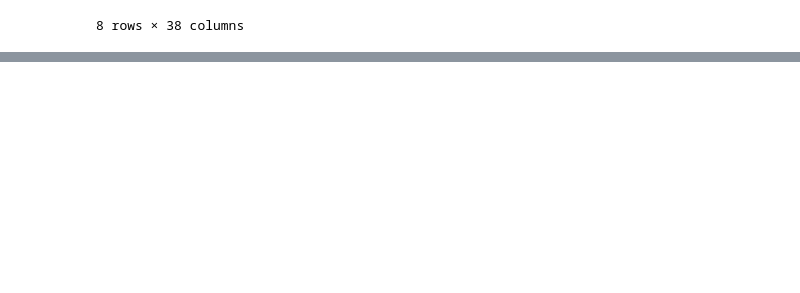
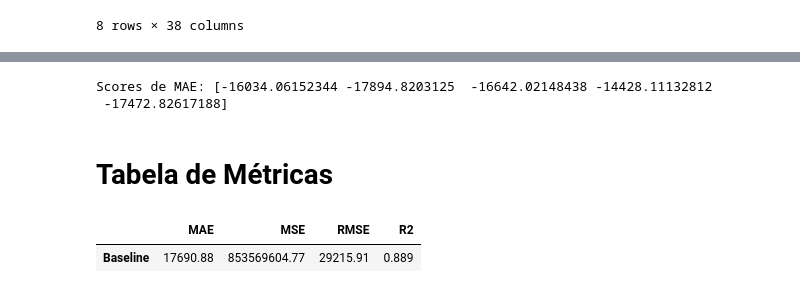
Before and after one commit to AndreVVoigt/house-price-eda-regression, a Jupyter notebook: notebooks/01_eda.ipynb, the cells around one changed output, grey strips where cells are left out. Drawn from its saved outputs; the diff is of its cells as text; code cells hidden in the pictures; blank space fills up the shorter version.

```diff
--- a/notebooks/01_eda.ipynb
+++ b/notebooks/01_eda.ipynb
@@ -68,0 +148,4 @@ train.describe()
+# %%
+X_train, X_test, y_train, y_test = train_test_split(X, y, test_size=0.2, random_state=42)
+# %%
+pipeline.fit(X_train, y_train)
@@ -68,0 +170,2 @@ train.describe()
+# %%
+pred = pipeline.predict(X_test)
@@ -68,0 +271,38 @@ train.describe()
+# %%
+scores = cross_val_score(
+    pipeline_xgb,  # Use pipeline_xgb instead of xgb_model
+    X,
+    y,
+    scoring='neg_mean_absolute_error',
+    cv=5,
+    n_jobs=-1
+)
+print('Scores de MAE:', scores)
+# %% [output]
+Scores de MAE: [-16034.06152344 -17894.8203125  -16642.02148438 -14428.11132812
+ -17472.82617188]
+# %% [markdown]
+# Tabela de Métricas
+# %%
+from sklearn.metrics import mean_squared_error, r2_score
+
+r2 = r2_score(y_test, pred)
+mse = mean_squared_error(y_test, pred)
+rmse = np.sqrt(mse)
+# %%
+metrics = pd.DataFrame({
+    'MAE': [mean_absolute_error(y_test, pred)],
+    'MSE': [mse],
+    'RMSE': [rmse],
+    'R2': [r2]
+}, index=['Baseline'])
+
+display(metrics.style.format({
+    'MAE': '{:.2f}',
+    'MSE': '{:.2f}',
+    'RMSE': '{:.2f}',
+    'R2': '{:.3f}'
+}))
+# %% [output]
+|  | MAE | MSE | RMSE | R2 |
+| Baseline | 17690.88 | 853569604.77 | 29215.91 | 0.889 |
```
Also changed, not shown: parts of 29 cells of this notebook.
